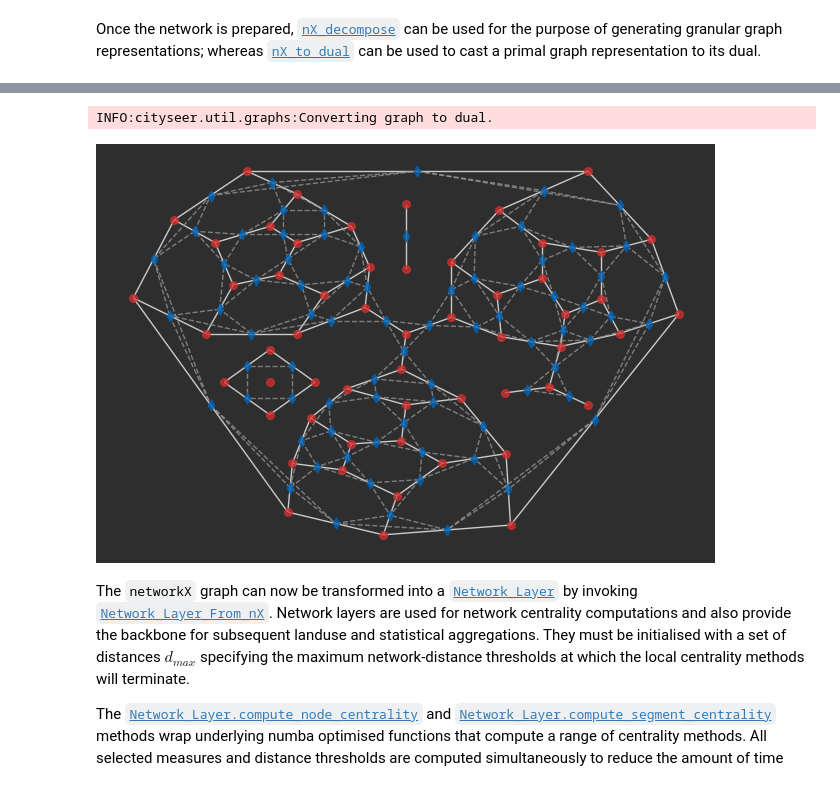
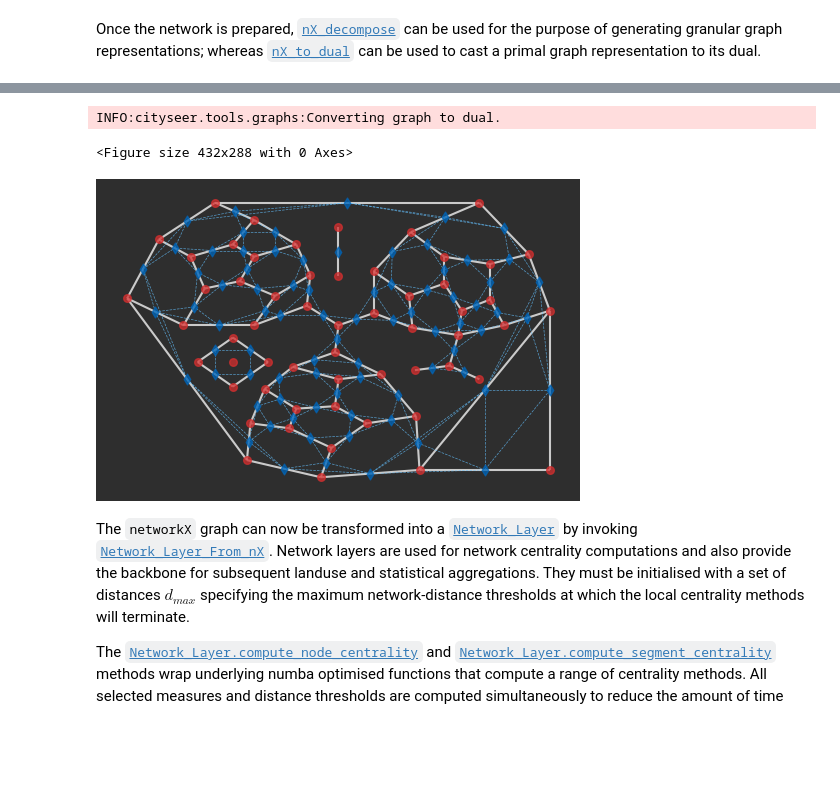
Before and after one commit to benchmark-urbanism/cityseer-api, a Jupyter notebook: demo_notebooks/getting_started.ipynb, the cells around one changed output, grey strips where cells are left out. Drawn from its saved outputs; the diff is of its cells as text; code cells hidden in the pictures; blank space fills up the shorter version.

```diff
--- a/demo_notebooks/getting_started.ipynb
+++ b/demo_notebooks/getting_started.ipynb
@@ -61,11 +74,12 @@ INFO:cityseer.util.graphs:Decomposing graph to maximum edge lengths of 50.
 # %%
 # optionally cast to a dual network
 G_dual = graphs.nX_to_dual(G)
 # here we are plotting the newly decomposed graph (blue) against the original graph (red)
-plot.plot_nX_primal_or_dual(G, G_dual, dpi=100)
+plot.plot_nX_primal_or_dual(G, G_dual, plot_geoms=False, dpi=100)
 # %% [output]
-INFO:cityseer.util.graphs:Converting graph to dual.
+INFO:cityseer.tools.graphs:Converting graph to dual.
+<Figure size 432x288 with 0 Axes>
-[figure, old version]
+[figure, new version]
 # %% [markdown]
 The `networkX` graph can now be transformed into a [`Network_Layer`](https://cityseer.github.io/cityseer/metrics/networks.html#network-layer) by invoking [`Network_Layer_From_nX`](https://cityseer.github.io/cityseer/metrics/networks.html#network-layer-from-nx). Network layers are used for network centrality computations and also provide the backbone for subsequent landuse and statistical aggregations. They must be initialised with a set of distances $d_{max}$ specifying the maximum network-distance thresholds at which the local centrality methods will terminate.
 
```
Also changed, not shown: parts of 10 cells of this notebook, 32 other files.
